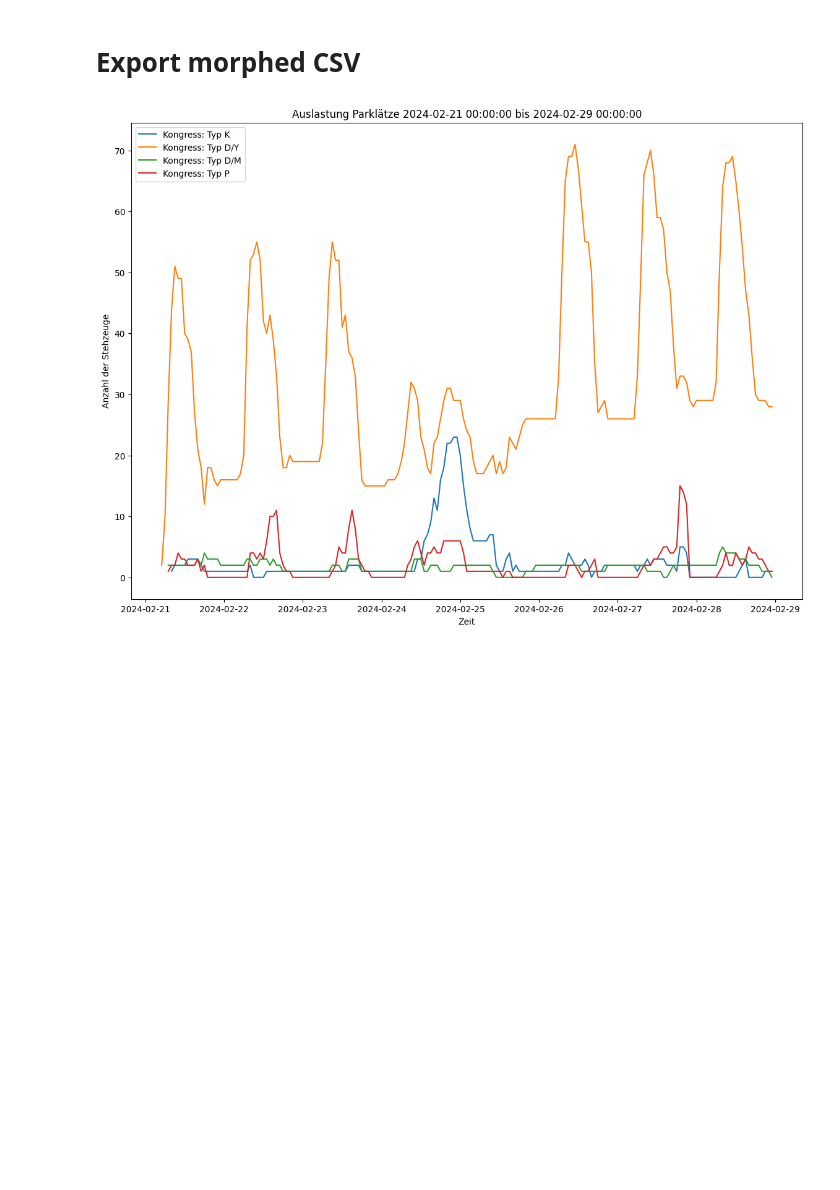
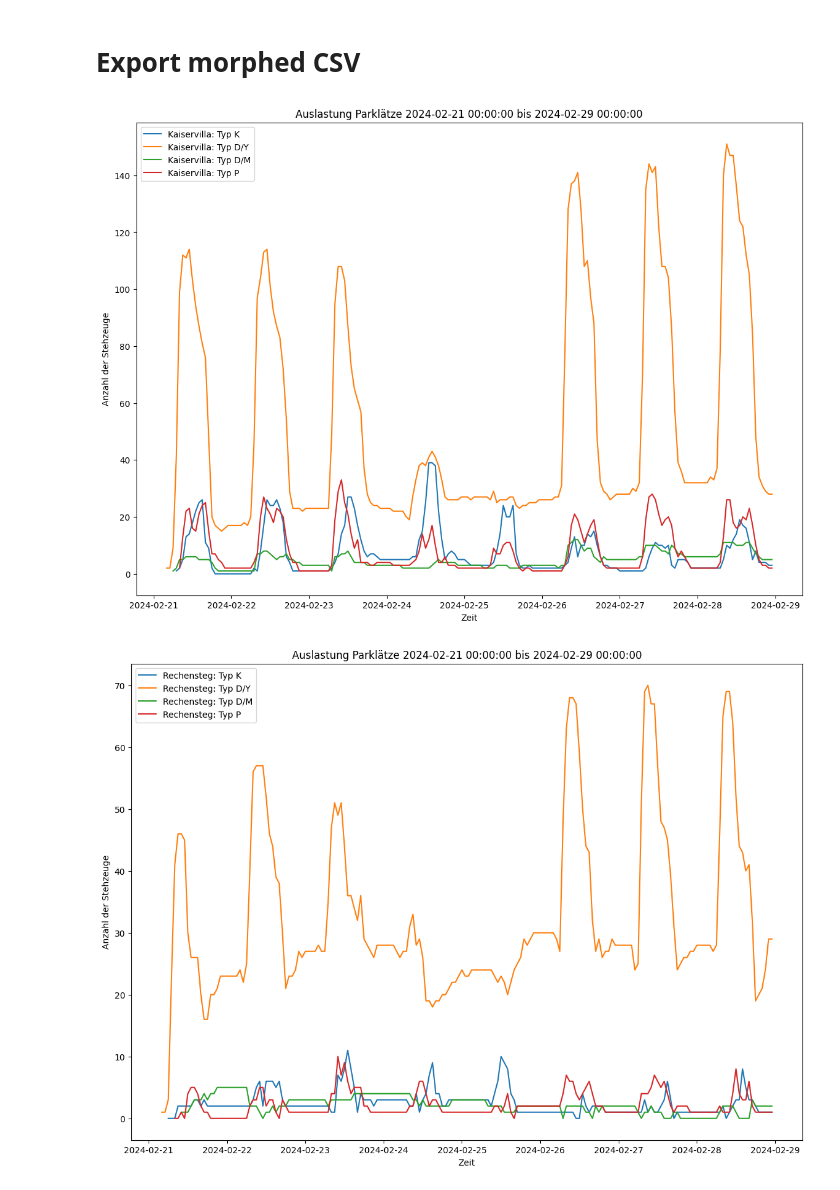
Before and after one commit to maigner/ParkplatzDaten, a Jupyter notebook: Analysis/Convert to Cars per Hour.ipynb, the cells around one changed output. Saved outputs shown, nothing was run; the diff lists cells and outputs as text; code cells hidden in the pictures; blank space fills up the shorter version.

Commit message:
parking lots by kind

```diff
--- a/Analysis/Convert to Cars per Hour.ipynb
+++ b/Analysis/Convert to Cars per Hour.ipynb
@@ -28,25 +28,6 @@ Name: gate_id_in, dtype: int64
 # %% [markdown]
 IDs der Parkplätze
 # %%
-parking_lots = [
-    {
-        'name': "Kaiservilla",
-        'gate_id': 68
-    },
-    {
-        'name': "Rechensteg",
-        'gate_id': 70
-    },
-    {
-        'name': "Traunkai",
-        'gate_id': 72
-    },
-    {
-        'name': "Kongress",
-        'gate_id': 78
-    },
-]
-
 KAISERVILLA = {
     'name': "Kaiservilla",
     'gate_id': 68
@@ -144,23 +125,6 @@ def get_data_by_hour(data):
 #get_data_by_hour(df)
 # %% [markdown]
 # Export morphed CSV
-# %%
-
-import pandas as pd
-
-OUT_DIR="../Export/Cars per Hour"
-
-for parking_lot in parking_lots:
-        #print(parking_lot)
-        p_data = df[df['gate_id_in'] == parking_lot['gate_id']]
-
-        csv_file = f"{OUT_DIR}/{parking_lot['name']}_id_{parking_lot['gate_id']}.csv"
-        data = get_data_by_hour(p_data)
-
-        d = pd.DataFrame.from_dict(data, orient="index")
-        d.head()
-
-        d.to_csv(csv_file, index_label="hour")
 # %%
 import matplotlib.pyplot as plt
 
@@ -173,32 +137,35 @@ def plot(df, start_date, end_date, parking_lots):
     ax.set_xlabel('Zeit')
     ax.set_ylabel('Anzahl der Stehzeuge')
 
     #for data in [p_kaiservilla, p_kongress]
     for parking_lot in parking_lots:
         #print(parking_lot)
         p_data = filtered_df[filtered_df['gate_id_in'] == parking_lot['gate_id']]
 
         for kind in ['K', "D/Y", "D/M", "P"]:
             #print(kind)
             p_data_by_kind = p_data[ p_data['kind'] == kind ]
 
             data = get_data_by_hour(p_data_by_kind)
             x = []
             y = []
             for key in data:
                 if start_date < key < end_date:
                     #print(key, data[key])
                     x.append(key)
                     y.append(data[key]['counter'])
 
             ax.plot(x, y, label=f"{parking_lot['name']}: Typ {kind}")
 
     ax.legend()
 
 
 start_date = datetime(2024, 2, 21)
 end_date = datetime(2024, 2, 29)
 
-plot(df, start_date, end_date, parking_lots[3:4])
+
+for p in PARKING_LOTS:
+    plot(df, start_date, end_date, [p])
 # %% [output]
-[figure, old version]
+[figure, new version]
+[figure, added]
```
Also changed, not shown: parts of 1 cell of this notebook.
